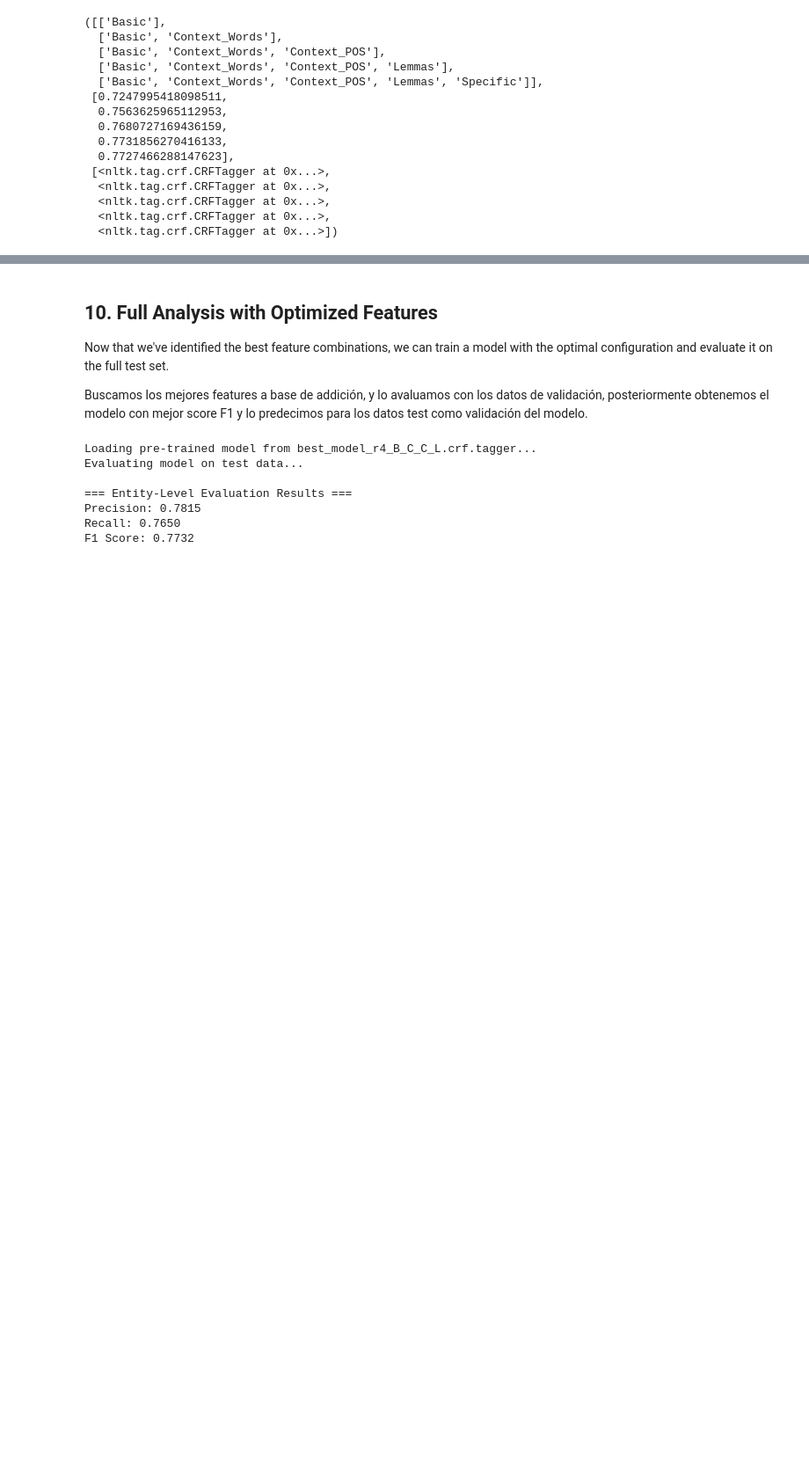
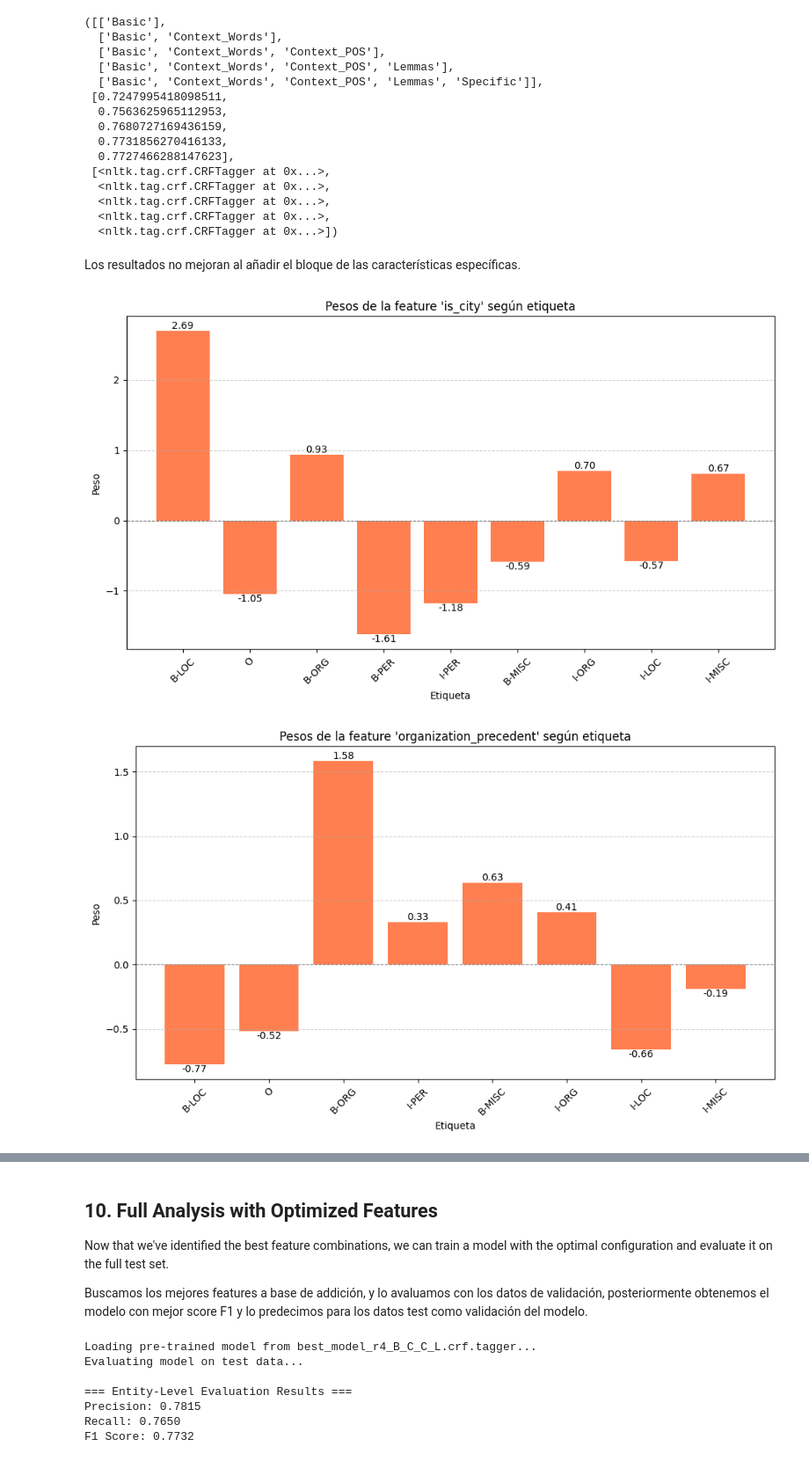
Before and after one commit to TaliaPr/Natural-Language-Processing, a Jupyter notebook: Classificación_secuencias/example.ipynb, the cells around one changed output, grey strips where cells are left out. Shown at 88% size. Cells and saved outputs as stored; diff of their text form; code cells hidden in the pictures; blank space fills up the shorter version.

```diff
--- a/Classificación_secuencias/example.ipynb
+++ b/Classificación_secuencias/example.ipynb
@@ -703,3 +809,43 @@ Round 5: Best features = ['Basic', 'Context_Words', 'Context_POS', 'Lemmas', 'Sp
   <nltk.tag.crf.CRFTagger at 0x...>,
   <nltk.tag.crf.CRFTagger at 0x...>,
   <nltk.tag.crf.CRFTagger at 0x...>])
+# %% [markdown]
+Los resultados no mejoran al añadir el bloque de las características específicas.
+# %%
+import pycrfsuite
+
+tagger = pycrfsuite.Tagger()
+tagger.open("example_model.crf.tagger")# reemplazar por 'best_model_r5_B_C_C_L_S.crf.tagger'
+
+feature_general = ["is_city","organization_precedent","is_organization"]
+weights = tagger.info().state_features
+for f in feature_general:
+    # Extraemos etiquetas y pesos
+    labels = []
+    values = []
+
+    for (feature_label, tag), weight in weights.items():
+        if feature_label.startswith(f):
+            labels.append(tag)
+            values.append(weight)
+
+    # Gráfico
+    plt.figure(figsize=(10, 6))
+    bars = plt.bar(labels, values, color='coral')
+    plt.axhline(0, color='gray', linewidth=0.8, linestyle='--')
+    plt.title(f"Pesos de la feature '{f}' según etiqueta")
+    plt.ylabel("Peso")
+    plt.xlabel("Etiqueta")
+    plt.xticks(rotation=45)
+    plt.grid(axis='y', linestyle='--', alpha=0.6)
+
+    # Mostrar valor en cada barra
+    for bar, value in zip(bars, values):
+        plt.text(bar.get_x() + bar.get_width() / 2, value, f'{value:.2f}', ha='center',
+                va='bottom' if value >= 0 else 'top')
+
+    plt.tight_layout()
+    plt.show()
+# %% [output]
+[figure, added]
+[figure, added]
```
Also changed, not shown: parts of 8 cells of this notebook, 2 other files.
